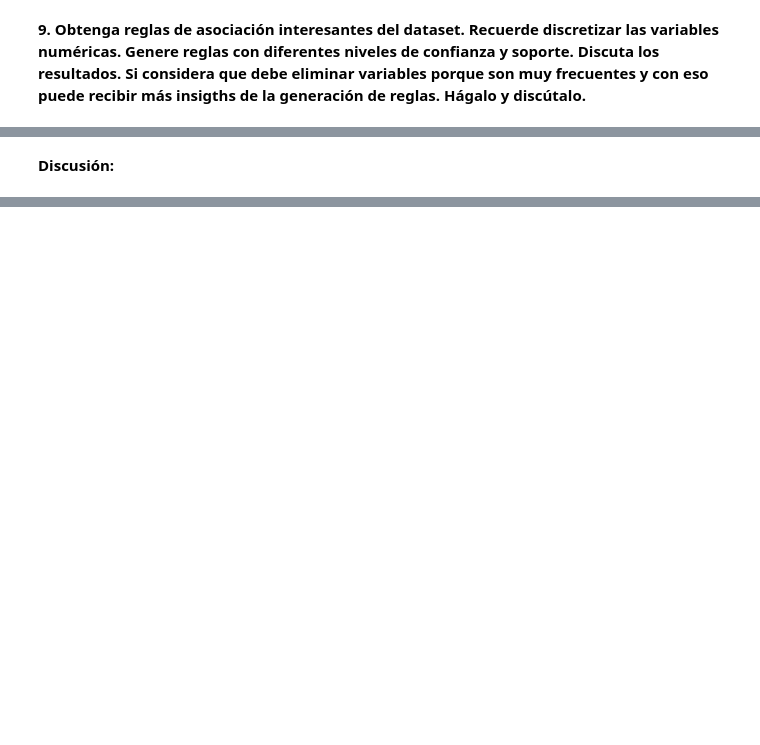
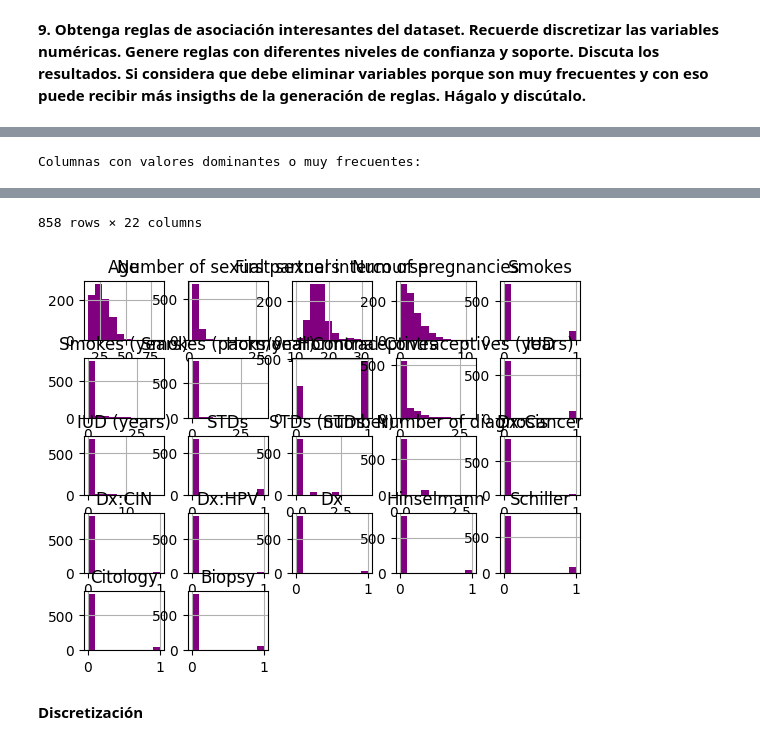
Before and after one commit to JorgeCab2711/Laboratorio-1-Data-Science, a Jupyter notebook: main.ipynb, the cells around one changed output, grey strips where cells are left out. Cells and saved outputs as stored; diff of their text form; code cells hidden in the pictures; blank space fills up the shorter version.

```diff
--- a/main.ipynb
+++ b/main.ipynb
@@ -301,2 +429,54 @@ ModuleNotFoundError: No module named 'mlxtend'
-# %% [markdown]
-__Discusión:__
+# %%
+columnas = newData.columns
+tipos_de_datos = newData.dtypes
+
+# Lista de columnas que deben convertirse a tipo numérico
+numeric_columns = ['Number of sexual partners', 'First sexual intercourse', 'Num of pregnancies',
+                   'Smokes', 'Smokes (years)', 'Smokes (packs/year)', 'Hormonal Contraceptives',
+                   'Hormonal Contraceptives (years)', 'IUD', 'IUD (years)', 'STDs', 'STDs (number)',
+                   'STDs:condylomatosis', 'STDs:cervical condylomatosis', 'STDs:vaginal condylomatosis',
+                   'STDs:vulvo-perineal condylomatosis', 'STDs:syphilis', 'STDs:pelvic inflammatory disease',
+                   'STDs:genital herpes', 'STDs:molluscum contagiosum', 'STDs:AIDS', 'STDs:HIV',
+                   'STDs:Hepatitis B', 'STDs:HPV']
+
+# Convertir las columnas a tipo numérico
+newData[numeric_columns] = newData[numeric_columns].apply(pd.to_numeric, errors='coerce')
+
+# Calcular las frecuencias de cada valor único en cada columna
+column_frequencies = {}
+for column in newData.columns:
+    column_frequencies[column] = newData[column].value_counts(normalize=True)
+
+# Mostrar las frecuencias de cada valor único en cada columna
+for column, frequencies in column_frequencies.items():
+    pass
+    #print(f"Columna: {column}")
+    #print(frequencies)
+    #print("\n")
+
+# Identificar las columnas con valores dominantes o muy frecuentes
+frequent_columns = []
+for column, frequencies in column_frequencies.items():
+    if frequencies.max() >= 0.9:  # Puedes ajustar el umbral según tu criterio
+        frequent_columns.append(column)
+
+print("Columnas con valores dominantes o muy frecuentes:")
+frequent_columns
+
+# Obtener la lista de columnas numéricas
+numeric_columns = data.select_dtypes(include=['int64', 'float64']).columns.tolist()
+
+# Visualizar las distribuciones (opcional)
+data[numeric_columns].hist(color='purple')
+
+# Elegir el número de bins (intervalos) para el método de igual frecuencia
+num_bins = 5
+
+# Aplicar el método de igual frecuencia a cada columna numérica
+for column in numeric_columns:
+    data[column] = pd.qcut(data[column], num_bins, labels=False, duplicates='drop')
+
+# Ver los resultados de las columnas discretizadas
+data[numeric_columns]
+# %% [output]
+Columnas con valores dominantes o muy frecuentes:
@@ -302,0 +495,4 @@ __Discusión:__
+858 rows × 22 columns
+[figure, added]
+# %% [markdown]
+__Discretización__
```
Also changed, not shown: parts of 9 cells of this notebook.
